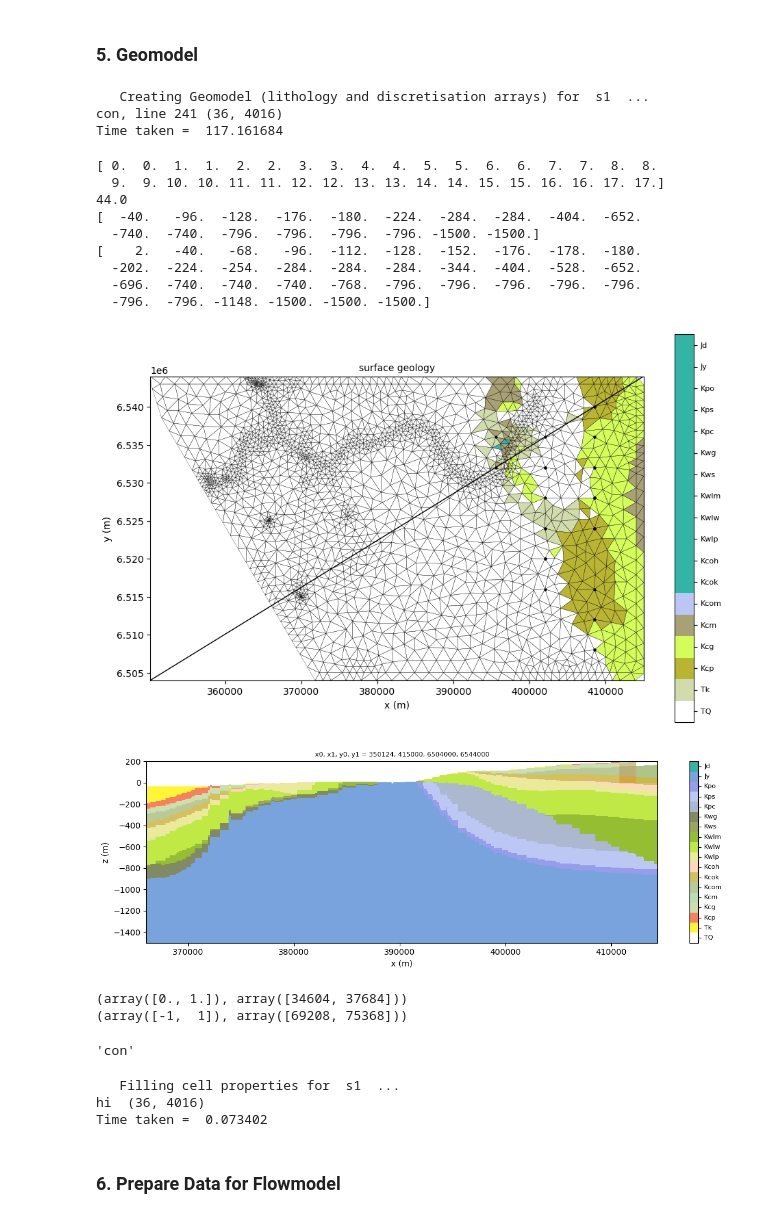
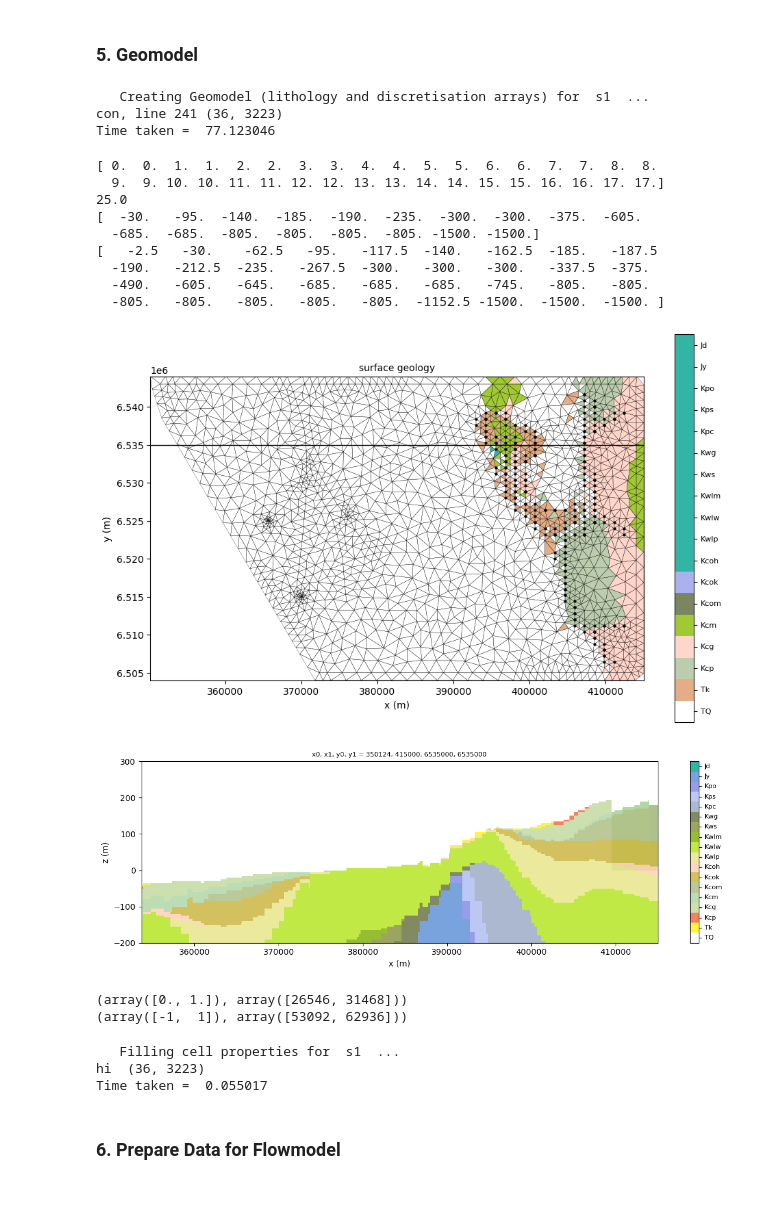
Before and after one commit to malvina-chmielarski/Otorowiri, a Jupyter notebook: scripts/main_script.ipynb, the cells around one changed output. Saved outputs shown, nothing was run; the diff lists cells and outputs as text; code cells hidden in the pictures.

```diff
--- a/scripts/main_script.ipynb
+++ b/scripts/main_script.ipynb
@@ -345,18 +353,18 @@ cropped_dem.plot_topo(levels=levels)
 
 scenario = 's1'
 vertgrid = 'con'    # 'vox', 'con' or 'con2'
-z0, z1 = -1500, 200
+z0, z1 = -1500, 300
 
 from loopflopy.geomodel import Geomodel
-geomodel = Geomodel(scenario, vertgrid, z0, z1, nls = 2, res = 4)#, max_thick = 100. * np.ones((7)))
+geomodel = Geomodel(scenario, vertgrid, z0, z1, nls = 2, res = 5)#, max_thick = 100. * np.ones((7)))
 
 geomodel.create_lith_dis_arrays(mesh, structuralmodel)
 geomodel.vgrid = flopy.discretization.VertexGrid(vertices=mesh.vertices, cell2d=mesh.cell2d, ncpl = mesh.ncpl, top = geomodel.top_geo, botm = geomodel.botm)
 geomodel.get_surface_lith()
 # %% [output]
    Creating Geomodel (lithology and discretisation arrays) for  s1  ...
-con, line 241 (36, 4016)
-Time taken =  117.161684
+con, line 241 (36, 3223)
+Time taken =  77.123046
 # %%
 print(geomodel.lith_disv[:,30])
 print(geomodel.top_geo[30])
@@ -365,29 +373,26 @@ print(geomodel.botm[:,30])
 # %% [output]
 [ 0.  0.  1.  1.  2.  2.  3.  3.  4.  4.  5.  5.  6.  6.  7.  7.  8.  8.
   9.  9. 10. 10. 11. 11. 12. 12. 13. 13. 14. 14. 15. 15. 16. 16. 17. 17.]
-44.0
-[  -40.   -96.  -128.  -176.  -180.  -224.  -284.  -284.  -404.  -652.
-  -740.  -740.  -796.  -796.  -796.  -796. -1500. -1500.]
-[    2.   -40.   -68.   -96.  -112.  -128.  -152.  -176.  -178.  -180.
-  -202.  -224.  -254.  -284.  -284.  -284.  -344.  -404.  -528.  -652.
-  -696.  -740.  -740.  -740.  -768.  -796.  -796.  -796.  -796.  -796.
-  -796.  -796. -1148. -1500. -1500. -1500.]
+25.0
+[  -30.   -95.  -140.  -185.  -190.  -235.  -300.  -300.  -375.  -605.
+  -685.  -685.  -805.  -805.  -805.  -805. -1500. -1500.]
+[   -2.5   -30.    -62.5   -95.   -117.5  -140.   -162.5  -185.   -187.5
+  -190.   -212.5  -235.   -267.5  -300.   -300.   -300.   -337.5  -375.
+  -490.   -605.   -645.   -685.   -685.   -685.   -745.   -805.   -805.
+  -805.   -805.   -805.   -805.   -805.  -1152.5 -1500.  -1500.  -1500. ]
 # %%
-geomodel.geomodel_plan_lith(spatial, mesh, structuralmodel)
-geomodel.geomodel_transect_lith(structuralmodel, spatial)#, z0 = -900, z1 = -2000)
+y0, y1 = 6535000, 6535000
+geomodel.geomodel_plan_lith(spatial, mesh, structuralmodel, y0=y0, y1=y1)
+geomodel.geomodel_transect_lith(structuralmodel, spatial, y0=y0, y1=y1, z0 = -200, z1 = 300)#, z0 = -900, z1 = -2000)
 # %% [output]
-[figure, old version]
+[figure, new version]
-[figure, old version]
+[figure, new version]
 # %%
 print(np.unique(geomodel.idomain_geo, return_counts = True))
 print(np.unique(geomodel.idomain, return_counts = True))
 # %% [output]
-(array([0., 1.]), array([34604, 37684]))
-(array([-1,  1]), array([69208, 75368]))
+(array([0., 1.]), array([26546, 31468]))
+(array([-1,  1]), array([53092, 62936]))
-# %%
-geomodel.vertgrid
-# %% [output]
-'con'
 # %%
 # FILL CELL PROPERTIES
 
@@ -399,8 +404,8 @@ geomodel.sy_perlay = 0.1 * np.ones((geomodel.nlg))
 geomodel.fill_cell_properties(mesh)
 # %% [output]
    Filling cell properties for  s1  ...
-hi  (36, 4016)
-Time taken =  0.073402
+hi  (36, 3223)
+Time taken =  0.055017
 # %% [markdown]
 ### 6. Prepare Data for Flowmodel
 # %%
```
Also changed, not shown: parts of 24 cells of this notebook, 4 other files.
